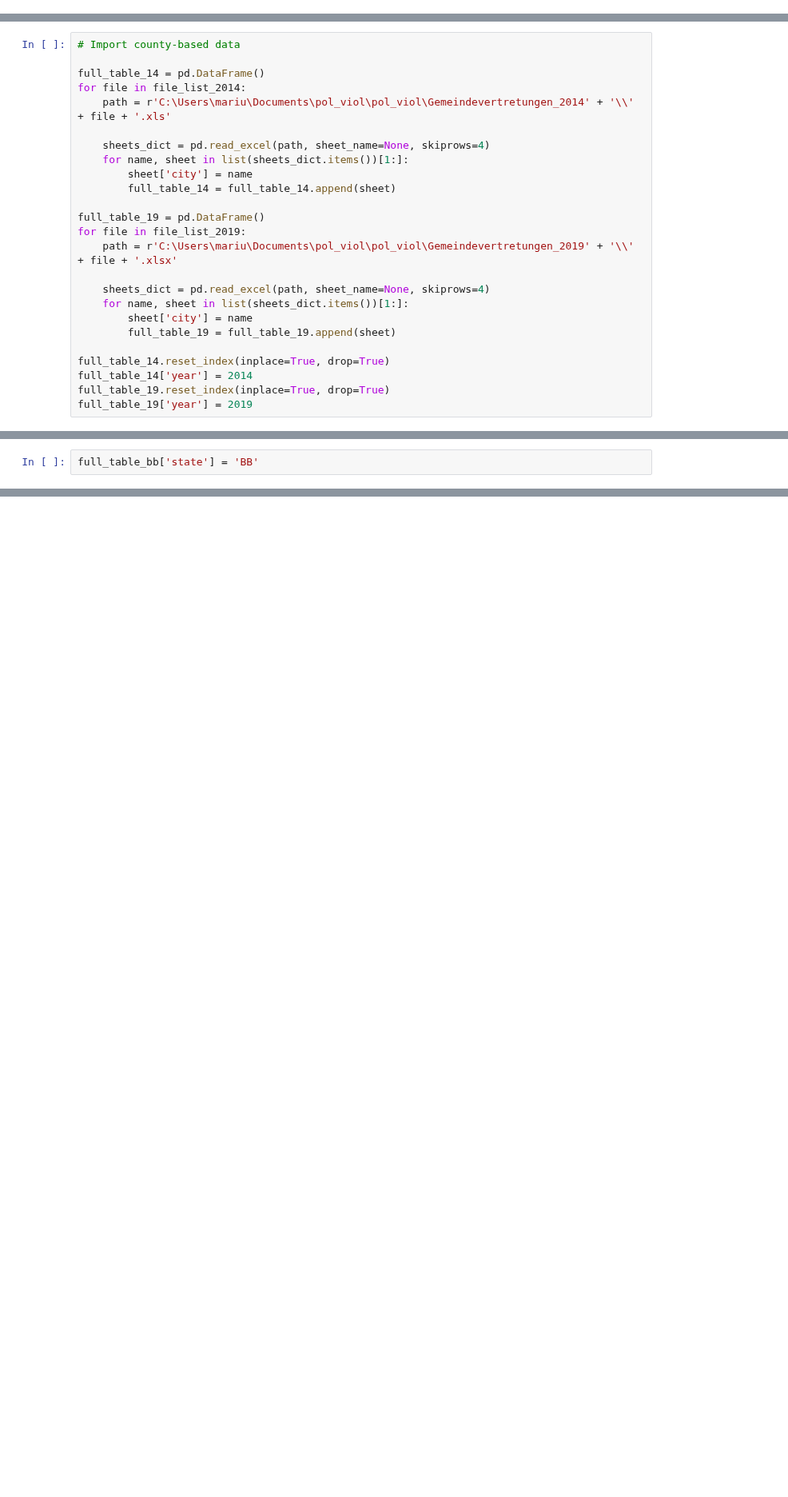
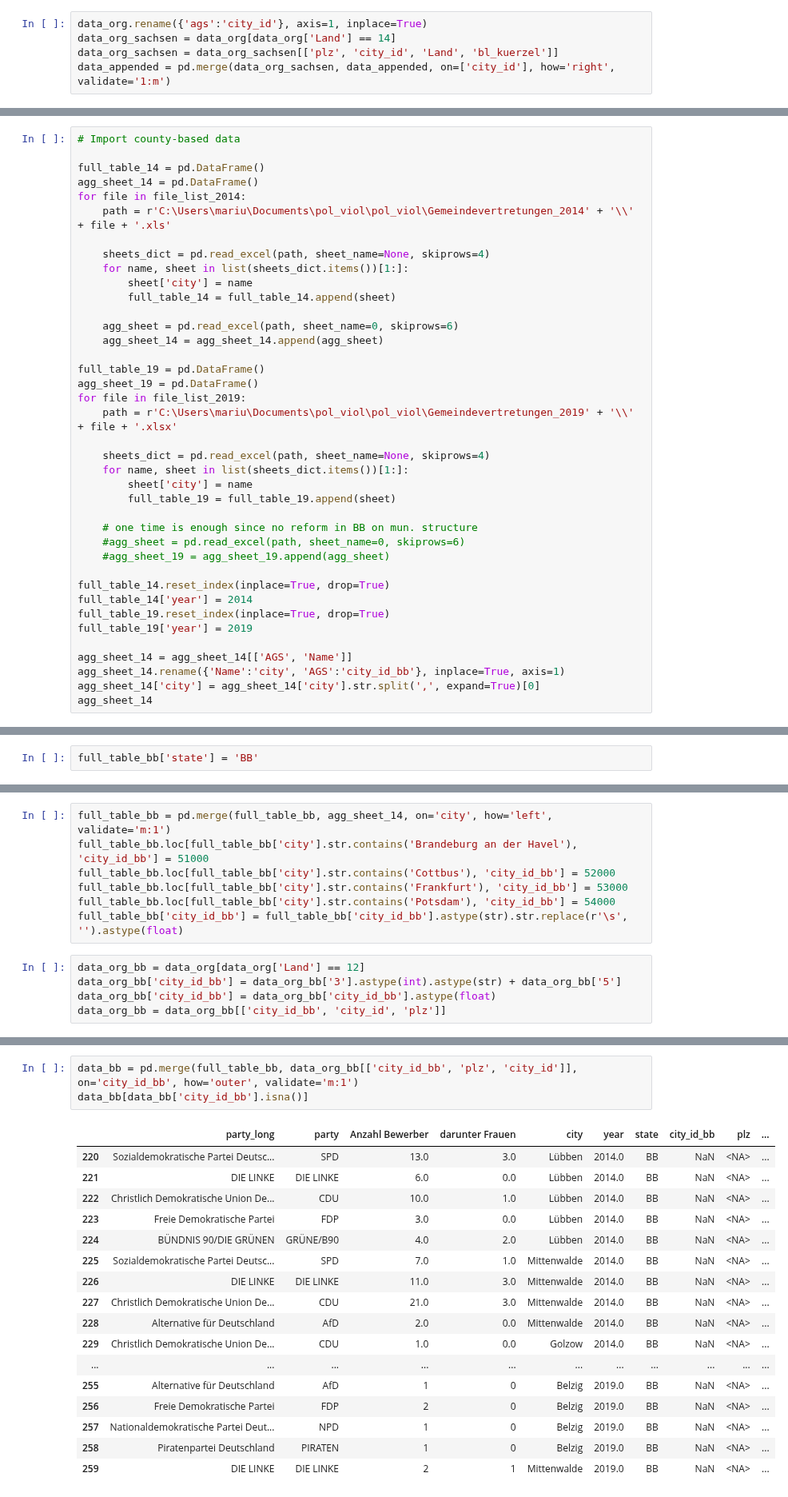
Before and after one commit to mariusgruenewald/pol_viol, a Jupyter notebook: election_data_clean.ipynb, the cells around one changed output, grey strips where cells are left out. Shown at 80% size. Saved outputs shown, nothing was run; the diff lists cells and outputs as text; blank space fills up the shorter version.

```diff
--- a/election_data_clean.ipynb
+++ b/election_data_clean.ipynb
@@ -89,3 +100,8 @@ data_appended = data_appended[~data_appended['city'].str.contains(r'Zwickau$')]
+# %%
+data_org.rename({'ags':'city_id'}, axis=1, inplace=True)
+data_org_sachsen = data_org[data_org['Land'] == 14]
+data_org_sachsen = data_org_sachsen[['plz', 'city_id', 'Land', 'bl_kuerzel']]
+data_appended = pd.merge(data_org_sachsen, data_appended, on=['city_id'], how='right', validate='1:m')
 # %%
 # import BW data
 data_rq3 = rq.get(r'https://github.com/mariusgruenewald/pol_viol/blob/main/GW2014_Gemeindetabelle_Bewerber_Gew%C3%A4hlte_nach_Geschlecht.xlsx?raw=true').content
@@ -277,6 +383,7 @@ file_2019_2 = r'C:\Users\mariu\Documents\pol_viol\pol_viol\Gemeindevertretungen_
 # Import county-based data
 
 full_table_14 = pd.DataFrame()
+agg_sheet_14 = pd.DataFrame()
 for file in file_list_2014:
     path = r'C:\Users\mariu\Documents\pol_viol\pol_viol\Gemeindevertretungen_2014' + '\\' + file + '.xls'
 
@@ -285,7 +392,11 @@ for file in file_list_2014:
         sheet['city'] = name
         full_table_14 = full_table_14.append(sheet)
 
+    agg_sheet = pd.read_excel(path, sheet_name=0, skiprows=6)
+    agg_sheet_14 = agg_sheet_14.append(agg_sheet)
+
 full_table_19 = pd.DataFrame()
+agg_sheet_19 = pd.DataFrame()
 for file in file_list_2019:
     path = r'C:\Users\mariu\Documents\pol_viol\pol_viol\Gemeindevertretungen_2019' + '\\' + file + '.xlsx'
 
@@ -294,7 +405,16 @@ for file in file_list_2019:
         sheet['city'] = name
         full_table_19 = full_table_19.append(sheet)
 
+    # one time is enough since no reform in BB on mun. structure
+    #agg_sheet = pd.read_excel(path, sheet_name=0, skiprows=6)
+    #agg_sheet_19 = agg_sheet_19.append(agg_sheet)
+
 full_table_14.reset_index(inplace=True, drop=True)
 full_table_14['year'] = 2014
 full_table_19.reset_index(inplace=True, drop=True)
 full_table_19['year'] = 2019
+
+agg_sheet_14 = agg_sheet_14[['AGS', 'Name']]
+agg_sheet_14.rename({'Name':'city', 'AGS':'city_id_bb'}, inplace=True, axis=1)
+agg_sheet_14['city'] = agg_sheet_14['city'].str.split(',', expand=True)[0]
+agg_sheet_14
@@ -355,0 +536,12 @@ full_table_bb['state'] = 'BB'
+# %%
+full_table_bb = pd.merge(full_table_bb, agg_sheet_14, on='city', how='left', validate='m:1')
+full_table_bb.loc[full_table_bb['city'].str.contains('Brandeburg an der Havel'), 'city_id_bb'] = 51000
+full_table_bb.loc[full_table_bb['city'].str.contains('Cottbus'), 'city_id_bb'] = 52000
+full_table_bb.loc[full_table_bb['city'].str.contains('Frankfurt'), 'city_id_bb'] = 53000
+full_table_bb.loc[full_table_bb['city'].str.contains('Potsdam'), 'city_id_bb'] = 54000
+full_table_bb['city_id_bb'] = full_table_bb['city_id_bb'].astype(str).str.replace(r'\s', '').astype(float)
+# %%
+data_org_bb = data_org[data_org['Land'] == 12]
+data_org_bb['city_id_bb'] = data_org_bb['3'].astype(int).astype(str) + data_org_bb['5']
+data_org_bb['city_id_bb'] = data_org_bb['city_id_bb'].astype(float)
+data_org_bb = data_org_bb[['city_id_bb', 'city_id', 'plz']]
@@ -356 +559,22 @@ full_table_bb['state'] = 'BB'
+# %%
+data_bb = pd.merge(full_table_bb, data_org_bb[['city_id_bb', 'plz', 'city_id']], on='city_id_bb', how='outer', validate='m:1')
+data_bb[data_bb['city_id_bb'].isna()]
+# %% [output]
+|  | party_long | party | Anzahl Bewerber | darunter Frauen | city | year | state | city_id_bb | plz | ... |
+| 220 | Sozialdemokratische Partei Deutsc... | SPD | 13.0 | 3.0 | Lübben | 2014.0 | BB | NaN | <NA> | ... |
+| 221 | DIE LINKE | DIE LINKE | 6.0 | 0.0 | Lübben | 2014.0 | BB | NaN | <NA> | ... |
+| 222 | Christlich Demokratische Union De... | CDU | 10.0 | 1.0 | Lübben | 2014.0 | BB | NaN | <NA> | ... |
+| 223 | Freie Demokratische Partei | FDP | 3.0 | 0.0 | Lübben | 2014.0 | BB | NaN | <NA> | ... |
+| 224 | BÜNDNIS 90/DIE GRÜNEN | GRÜNE/B90 | 4.0 | 2.0 | Lübben | 2014.0 | BB | NaN | <NA> | ... |
+| 225 | Sozialdemokratische Partei Deutsc... | SPD | 7.0 | 1.0 | Mittenwalde | 2014.0 | BB | NaN | <NA> | ... |
+| 226 | DIE LINKE | DIE LINKE | 11.0 | 3.0 | Mittenwalde | 2014.0 | BB | NaN | <NA> | ... |
+| 227 | Christlich Demokratische Union De... | CDU | 21.0 | 3.0 | Mittenwalde | 2014.0 | BB | NaN | <NA> | ... |
+| 228 | Alternative für Deutschland | AfD | 2.0 | 0.0 | Mittenwalde | 2014.0 | BB | NaN | <NA> | ... |
+| 229 | Christlich Demokratische Union De... | CDU | 1.0 | 0.0 | Golzow | 2014.0 | BB | NaN | <NA> | ... |
+| ... | ... | ... | ... | ... | ... | ... | ... | ... | ... | ... |
+| 255 | Alternative für Deutschland | AfD | 1 | 0 | Belzig | 2019.0 | BB | NaN | <NA> | ... |
+| 256 | Freie Demokratische Partei | FDP | 2 | 0 | Belzig | 2019.0 | BB | NaN | <NA> | ... |
+| 257 | Nationaldemokratische Partei Deut... | NPD | 1 | 0 | Belzig | 2019.0 | BB | NaN | <NA> | ... |
+| 258 | Piratenpartei Deutschland | PIRATEN | 1 | 0 | Belzig | 2019.0 | BB | NaN | <NA> | ... |
+| 259 | DIE LINKE | DIE LINKE | 2 | 1 | Mittenwalde | 2019.0 | BB | NaN | <NA> | ... |
 # %%
```
Also changed, not shown: parts of 28 cells of this notebook, 2 other files.
